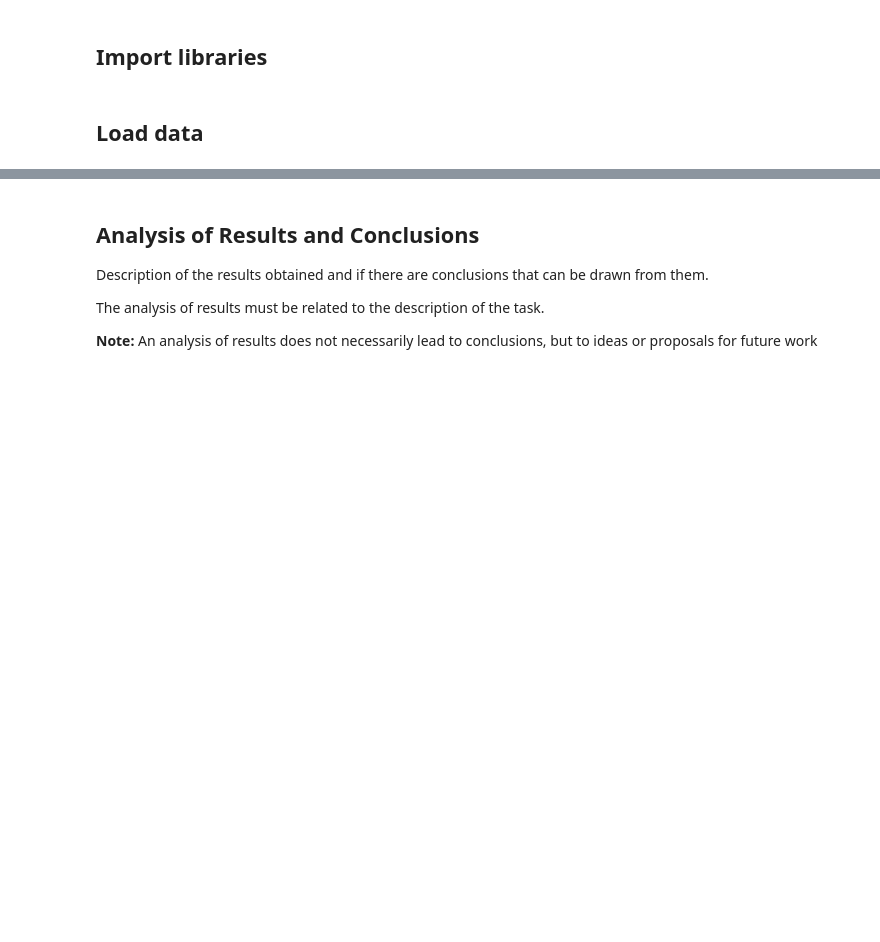
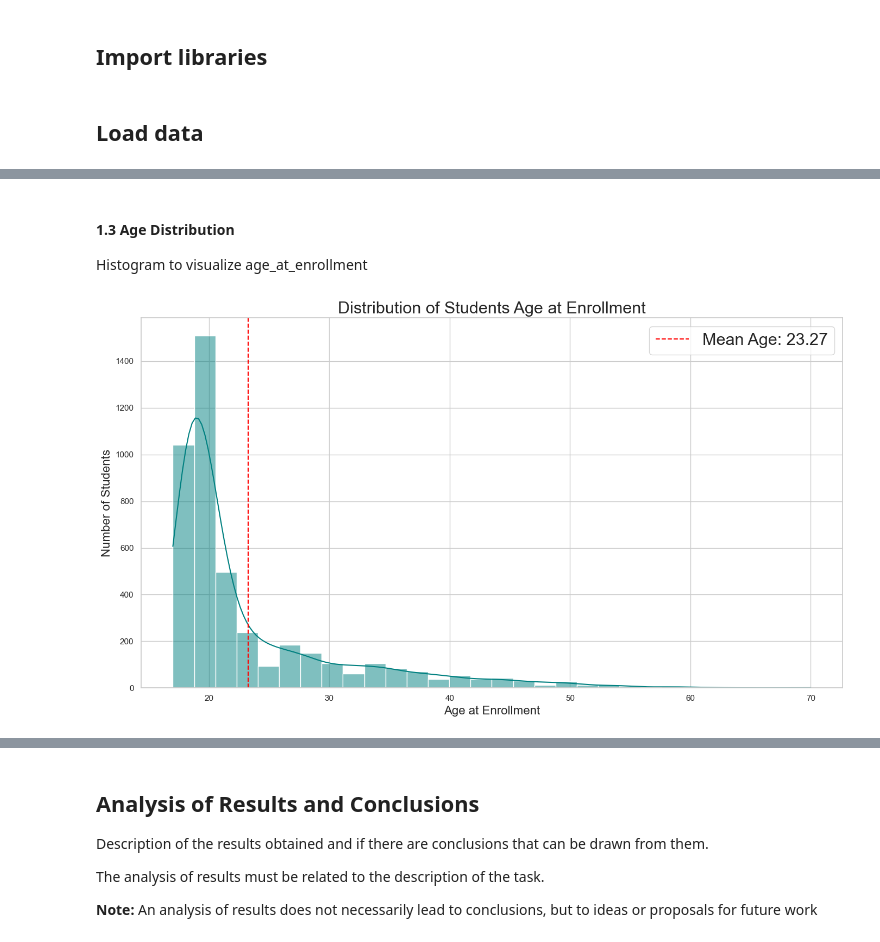
Before and after one commit to weslylaboy/student-outcome-predictor, a Jupyter notebook: notebooks/02_exploratory_data_analysis.ipynb, the cells around one changed output, grey strips where cells are left out. Drawn from its saved outputs; the diff is of its cells as text; code cells hidden in the pictures; blank space fills up the shorter version.

```diff
--- a/notebooks/02_exploratory_data_analysis.ipynb
+++ b/notebooks/02_exploratory_data_analysis.ipynb
@@ -24,0 +102,23 @@ The steps to perfom Exploratory Data Analysis are the following:
+# %% [markdown]
+#### 1.3 Age Distribution
+
+Histogram to visualize age_at_enrollment
+# %%
+plt.figure(figsize=(14,8))
+
+sns.histplot(data=df, x='age_at_enrollment', kde=True, color='teal', bins=30)
+
+# title
+plt.title('Distribution of Students Age at Enrollment', fontsize=22)
+plt.xlabel('Age at Enrollment', fontsize=16)
+plt.ylabel('Number of Students', fontsize=16)
+
+# line with age mean
+plt.axvline(df['age_at_enrollment'].mean(), color='red', linestyle='--', label=f'Mean Age: {df["age_at_enrollment"].mean():.2f}')
+
+plt.legend(fontsize=22)
+
+plt.tight_layout()
+plt.show()
+# %% [output]
+[figure, added]
```
Also changed, not shown: parts of 36 cells of this notebook, 1 other file.
